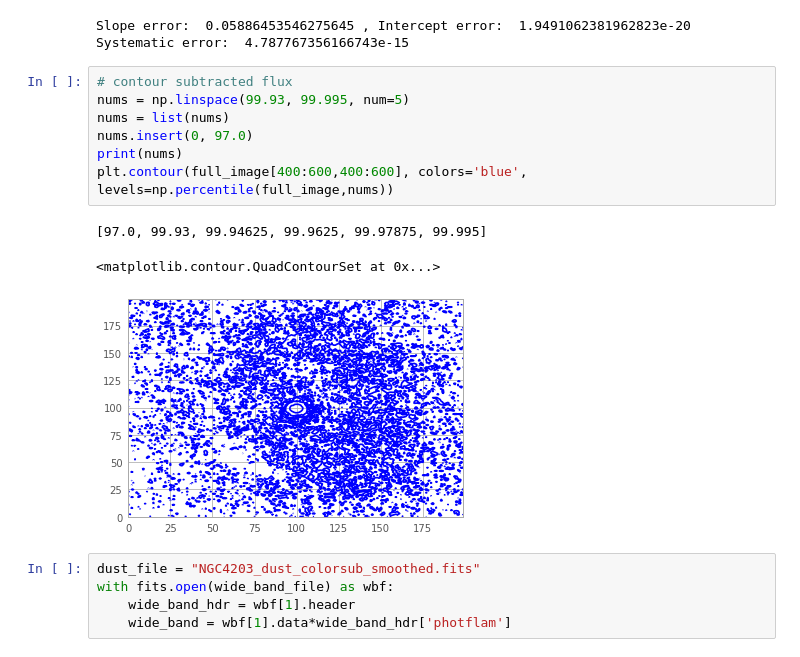
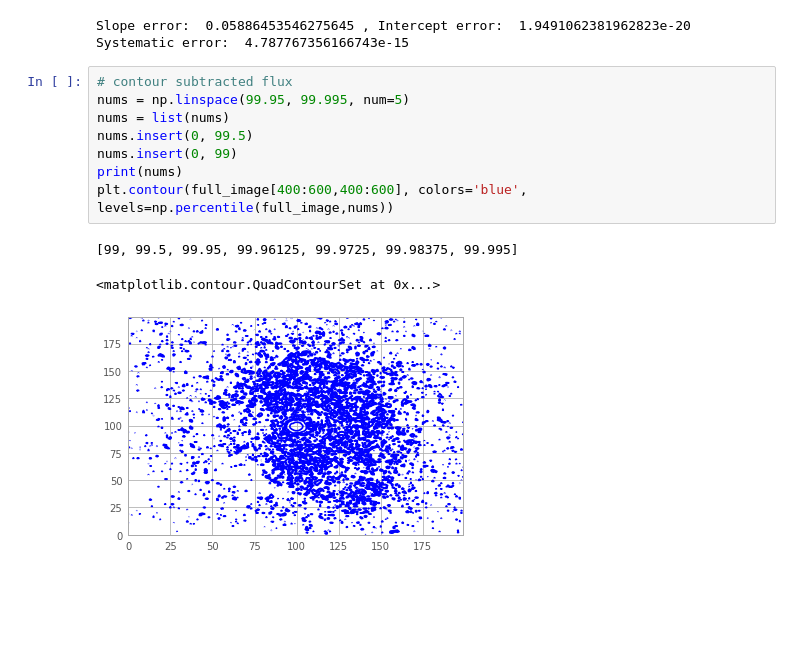
Before and after one commit to cosmologie/H_alpha_scripts, a Jupyter notebook: H_alpha_continuum_subtraction_NGC4203.ipynb, the cells around one changed output. Saved outputs shown, nothing was run; the diff lists cells and outputs as text; blank space fills up the shorter version.

```diff
--- a/H_alpha_continuum_subtraction_NGC4203.ipynb
+++ b/H_alpha_continuum_subtraction_NGC4203.ipynb
@@ -256,17 +256,13 @@ Slope error:  0.05886453546275645 , Intercept error:  1.9491062381962823e-20
 Systematic error:  4.787767356166743e-15
 # %%
 # contour subtracted flux
-nums = np.linspace(99.93, 99.995, num=5)
+nums = np.linspace(99.95, 99.995, num=5)
 nums = list(nums)
-nums.insert(0, 97.0)
+nums.insert(0, 99.5)
+nums.insert(0, 99)
 print(nums)
 plt.contour(full_image[400:600,400:600], colors='blue', levels=np.percentile(full_image,nums))
 # %% [output]
-[97.0, 99.93, 99.94625, 99.9625, 99.97875, 99.995]
+[99, 99.5, 99.95, 99.96125, 99.9725, 99.98375, 99.995]
 <matplotlib.contour.QuadContourSet at 0x...>
-[figure, old version]
+[figure, new version]
-# %%
-dust_file = "NGC4203_dust_colorsub_smoothed.fits"
-with fits.open(wide_band_file) as wbf:
-    wide_band_hdr = wbf[1].header
-    wide_band = wbf[1].data*wide_band_hdr['photflam']
```
Also changed, not shown: parts of 1 cell of this notebook.
